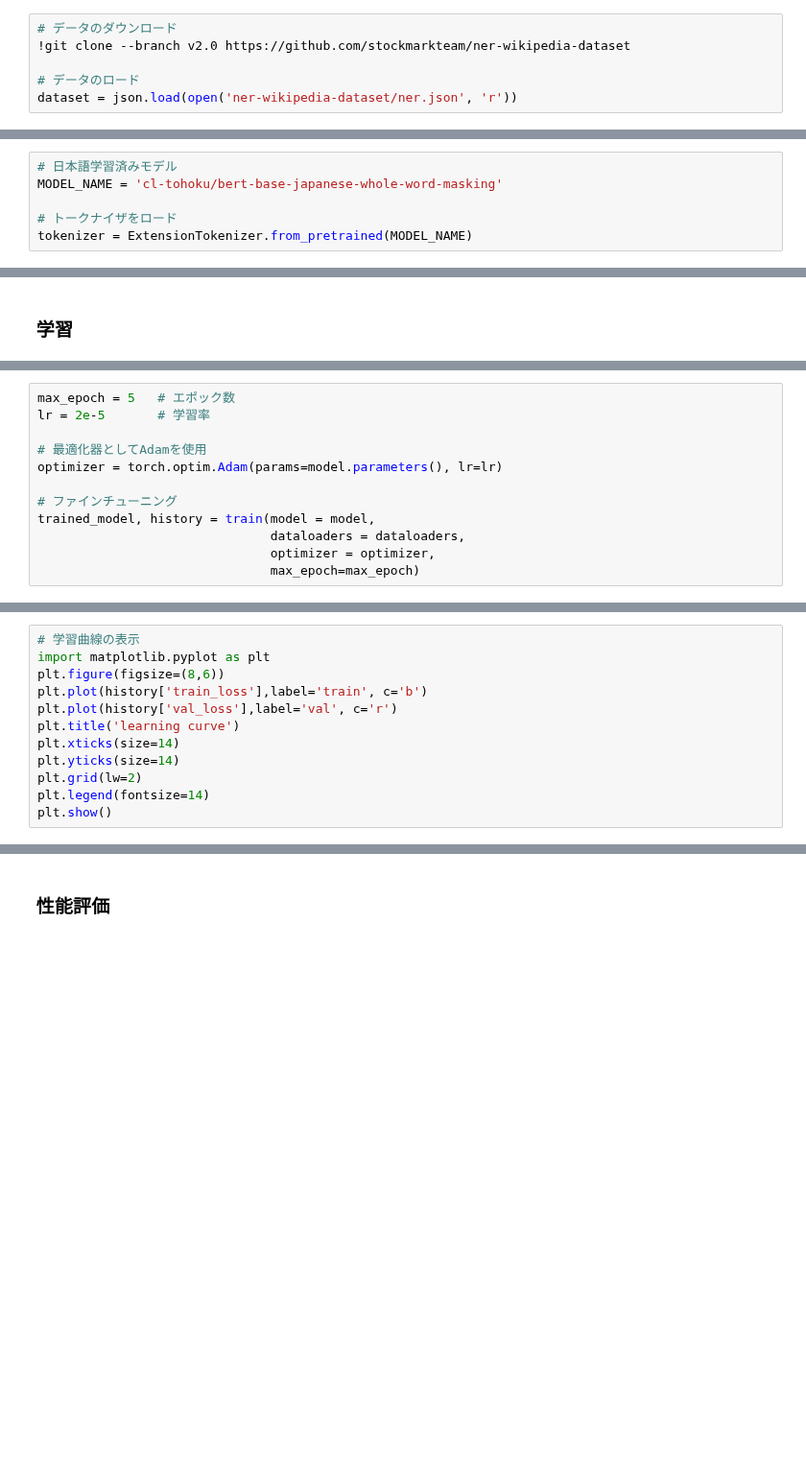
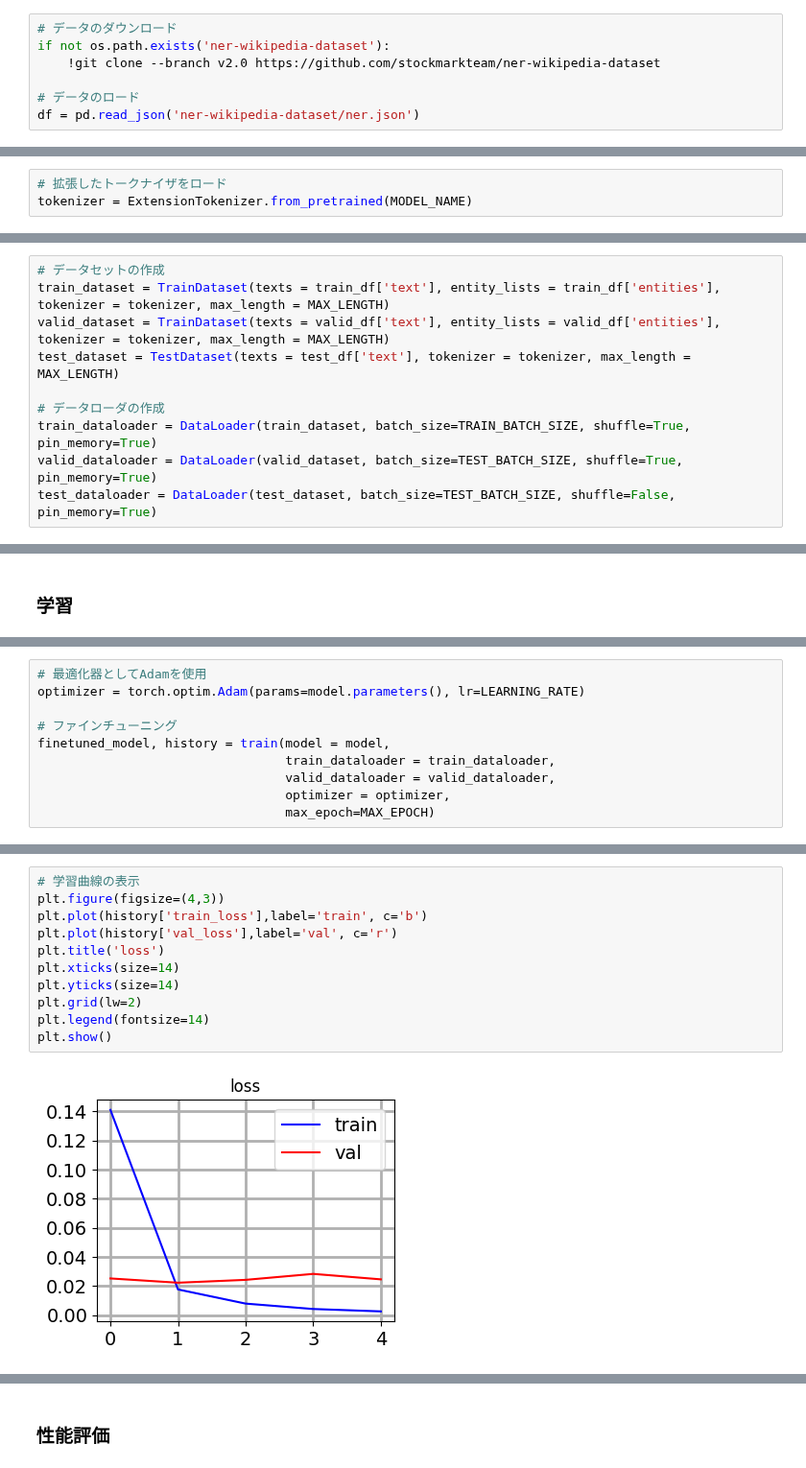
Before and after one commit to lychee1223/NovelAnalysisByNER, a Jupyter notebook: ner.ipynb, the cells around one changed output, grey strips where cells are left out. Shown at 96% size. Cells and saved outputs as stored; diff of their text form; blank space fills up the shorter version.

```diff
--- a/ner.ipynb
+++ b/ner.ipynb
@@ -25,6 +27,7 @@ from transformers import BertJapaneseTokenizer, BertForTokenClassification
 # %%
 # データのダウンロード
-!git clone --branch v2.0 https://github.com/stockmarkteam/ner-wikipedia-dataset
+if not os.path.exists('ner-wikipedia-dataset'):
+    !git clone --branch v2.0 https://github.com/stockmarkteam/ner-wikipedia-dataset
 
 # データのロード
-dataset = json.load(open('ner-wikipedia-dataset/ner.json', 'r'))
+df = pd.read_json('ner-wikipedia-dataset/ner.json')
@@ -186,7 +225,4 @@ class ExtensionTokenizer(BertJapaneseTokenizer):
         return encoding, spans
 # %%
-# 日本語学習済みモデル
-MODEL_NAME = 'cl-tohoku/bert-base-japanese-whole-word-masking'
-
-# トークナイザをロード
+# 拡張したトークナイザをロード
 tokenizer = ExtensionTokenizer.from_pretrained(MODEL_NAME)
@@ -225,2 +274,12 @@ dataloaders = {'train': dataloader_train, 'val': dataloader_val}
+# %%
+# データセットの作成
+train_dataset = TrainDataset(texts = train_df['text'], entity_lists = train_df['entities'], tokenizer = tokenizer, max_length = MAX_LENGTH)
+valid_dataset = TrainDataset(texts = valid_df['text'], entity_lists = valid_df['entities'], tokenizer = tokenizer, max_length = MAX_LENGTH)
+test_dataset = TestDataset(texts = test_df['text'], tokenizer = tokenizer, max_length = MAX_LENGTH)
+
+# データローダの作成
+train_dataloader = DataLoader(train_dataset, batch_size=TRAIN_BATCH_SIZE, shuffle=True, pin_memory=True)
+valid_dataloader = DataLoader(valid_dataset, batch_size=TEST_BATCH_SIZE, shuffle=True, pin_memory=True)
+test_dataloader = DataLoader(test_dataset, batch_size=TEST_BATCH_SIZE, shuffle=False, pin_memory=True)
 # %% [markdown]
 ## 事前学習モデル
@@ -449,12 +547,10 @@ def train(model, dataloaders, optimizer, max_epoch):
 # %%
-max_epoch = 5   # エポック数
-lr = 2e-5       # 学習率
-
 # 最適化器としてAdamを使用
-optimizer = torch.optim.Adam(params=model.parameters(), lr=lr)
+optimizer = torch.optim.Adam(params=model.parameters(), lr=LEARNING_RATE)
 
 # ファインチューニング
-trained_model, history = train(model = model,
-                               dataloaders = dataloaders,
-                               optimizer = optimizer,
-                               max_epoch=max_epoch)
+finetuned_model, history = train(model = model,
+                                 train_dataloader = train_dataloader,
+                                 valid_dataloader = valid_dataloader,
+                                 optimizer = optimizer,
+                                 max_epoch=MAX_EPOCH)
@@ -461,13 +574,14 @@ trained_model, history = train(model = model,
 # %%
 # 学習曲線の表示
-import matplotlib.pyplot as plt
-plt.figure(figsize=(8,6))
+plt.figure(figsize=(4,3))
 plt.plot(history['train_loss'],label='train', c='b')
 plt.plot(history['val_loss'],label='val', c='r')
-plt.title('learning curve')
+plt.title('loss')
 plt.xticks(size=14)
 plt.yticks(size=14)
 plt.grid(lw=2)
 plt.legend(fontsize=14)
 plt.show()
+# %% [output]
+[figure, added]
 # %% [markdown]
```
Also changed, not shown: parts of 43 cells of this notebook.
